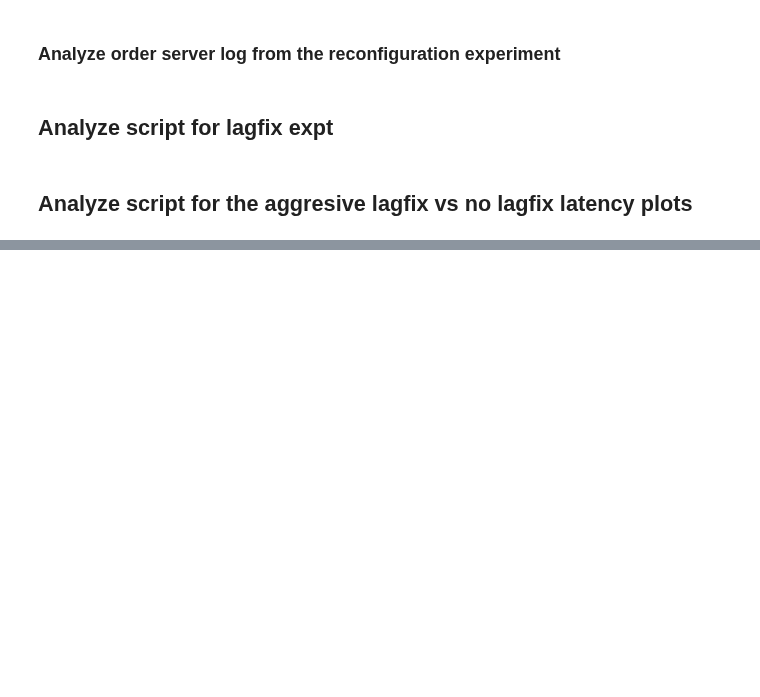
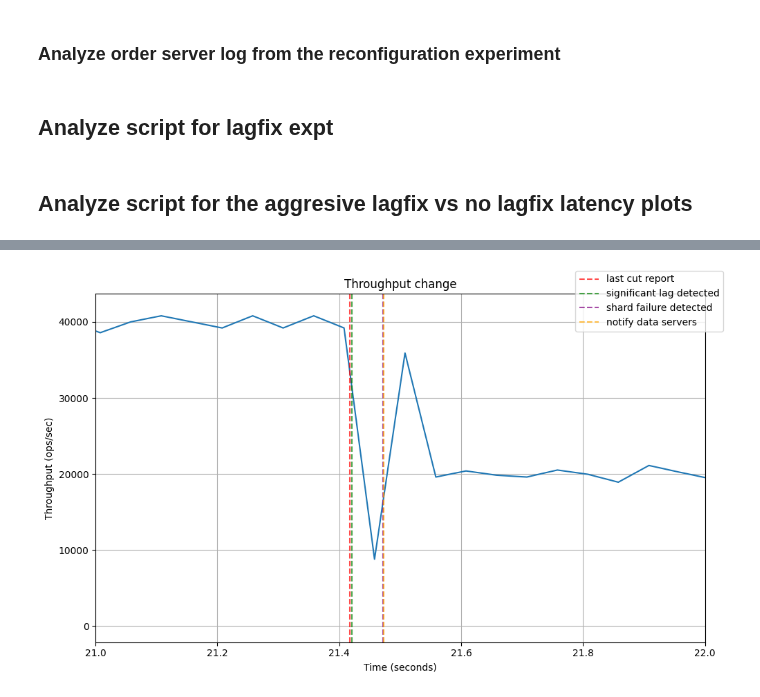
Before and after one commit to dassl-uiuc/speclog-artifact, a Jupyter notebook: benchmarking/scripts/analyze.ipynb, the cells around one changed output, grey strips where cells are left out. Drawn from its saved outputs; the diff is of its cells as text; code cells hidden in the pictures; blank space fills up the shorter version.

```diff
--- a/benchmarking/scripts/analyze.ipynb
+++ b/benchmarking/scripts/analyze.ipynb
@@ -567,0 +659,42 @@ plot_latency_vs_gsn(latency_values, gsns)
+# %%
+
+
+tput = []
+time : 'list[datetime]' = []
+event : 'dict[str, tuple[datetime, str]]' = {}
+with open('../results/logs/1ms/append_bench_40_1000/order-0.log', 'r') as f:
+    for line in f.readlines():
+        if '[real-time tput]' in line:
+            tput.append(int(line.split(' ')[-2]))
+            time.append(datetime.strptime(line.split(' ')[-5], '%H:%M:%S.%f'))
+        if '[last cut]'  in line:
+            event['last cut report'] = (datetime.strptime(line.split(' ')[-1].rstrip(), '%H:%M:%S.%f'), 'red')
+        elif '[lag detected]' in line:
+            event['significant lag detected'] = (datetime.strptime(line.split(' ')[-1].rstrip(), '%H:%M:%S.%f'), 'green')
+        elif '[fail detected]' in line:
+            print(line.split(' ')[-1])
+            event['shard failure detected'] = (datetime.strptime(line.split(' ')[-1].rstrip(), '%H:%M:%S.%f'), 'purple')
+        elif '[cut commit]' in line:
+            event['notify data servers'] = (datetime.strptime(line.split(' ')[-1].rstrip(), '%H:%M:%S.%f'), 'orange')
+
+start_time = min_time
+time_in_s = [(t - start_time).total_seconds() for t in time]
+
+plot, ax = plt.subplots(figsize=(10, 6))
+ax.plot(time_in_s, tput)
+ax.set_xlim(left=21, right=22)
+ax.grid(True)
+ax.set_xlabel("Time (seconds)")
+ax.set_ylabel("Throughput (ops/sec)")
+ax.set_title("Throughput change")
+
+
+for e, t in sorted(event.items(), key=lambda it: it[1][0]):  # sort by time
+    print(e, t[0])
+    ax.axvline((t[0]-start_time).total_seconds(), color=t[1], alpha=0.7, linestyle='--', label=e)
+
+
+plot.legend()
+plot.tight_layout()
+plot.show()
+# %% [output]
@@ -567,0 +707 @@ plot_latency_vs_gsn(latency_values, gsns)
+[figure, added]
```
Also changed, not shown: parts of 5 cells of this notebook, 5 other files.
